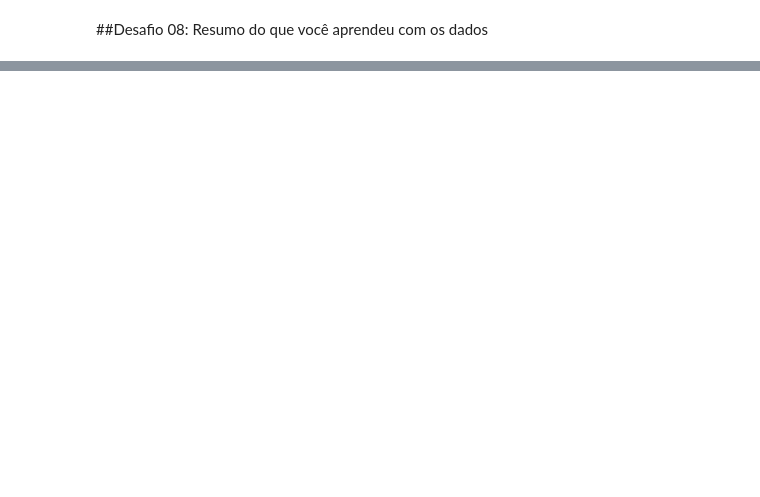
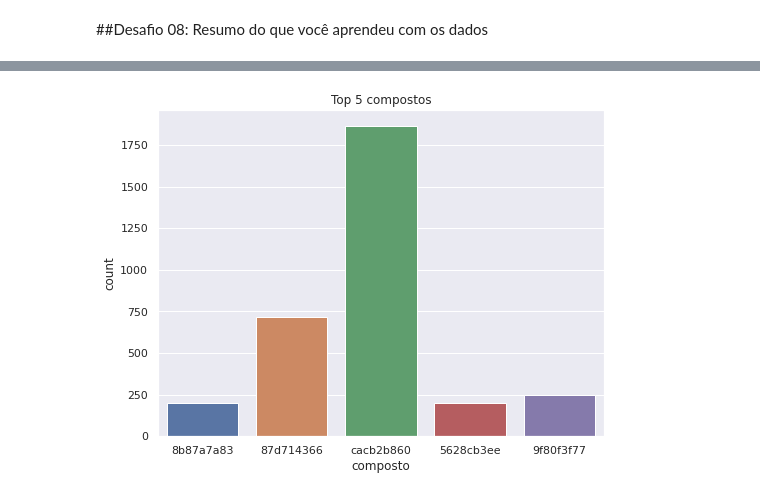
Before and after one commit to renysoo/Imersao-Dados, a Jupyter notebook: Imersão_Dados.ipynb, the cells around one changed output, grey strips where cells are left out. Cells and saved outputs as stored; diff of their text form; code cells hidden in the pictures; blank space fills up the shorter version.

```diff
--- a/Imersão_Dados.ipynb
+++ b/Imersão_Dados.ipynb
@@ -200,0 +173,4 @@ Duas tipos de doses foram aplicadas em proporções equilibradas e durantes 3 pe
+# %%
+mapa = {'droga':'composto'}
+dados.rename(columns=mapa, inplace= True)
+dados.head()
@@ -200,0 +187,5 @@ Duas tipos de doses foram aplicadas em proporções equilibradas e durantes 3 pe
+# %%
+import seaborn as sns
+sns.set()
+import matplotlib.pyplot as plt
+plt.figure(figsize=(10,8))
@@ -200,0 +216,11 @@ Duas tipos de doses foram aplicadas em proporções equilibradas e durantes 3 pe
+# %%
+import seaborn as sns
+sns.set()
+import matplotlib.pyplot as plt
+plt.figure(figsize=(8,6))
+
+ax = sns.countplot(x = 'composto', data = dados.query('composto in @cod_compostos'))
+ax.set_title('Top 5 compostos')
+plt.show()
+# %% [output]
+[figure, added]
```
Also changed, not shown: parts of 27 cells of this notebook.
